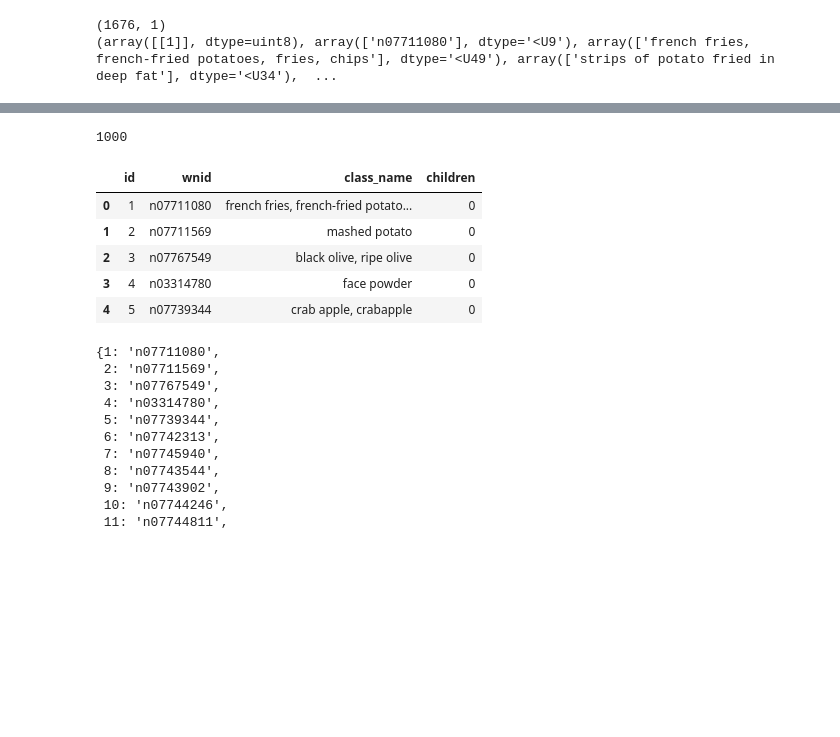
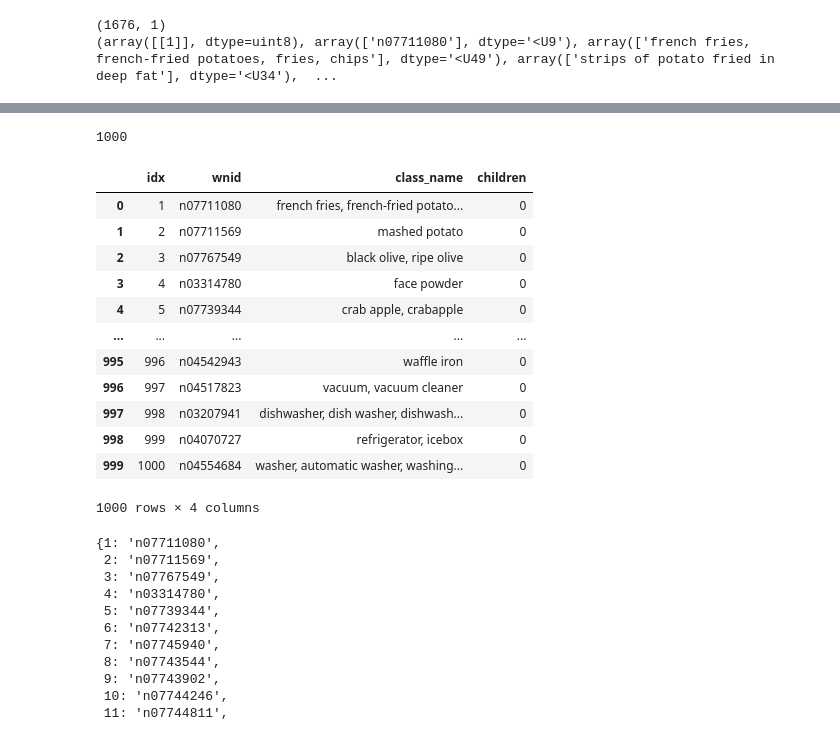
Before and after one commit to prashanthprabhu24/PaperClip, a Jupyter notebook: Imagenet/AlexNet.ipynb, the cells around one changed output, grey strips where cells are left out. Saved outputs shown, nothing was run; the diff lists cells and outputs as text; code cells hidden in the pictures; blank space fills up the shorter version.

```diff
--- a/Imagenet/AlexNet.ipynb
+++ b/Imagenet/AlexNet.ipynb
@@ -52,7 +51,7 @@ Paper uses all these images
 
 > Me : Implemented this data preprocessing as utils
 # %%
-dir = "ILSVRC2010_images"
+dir = "../Datasets/ILSVRC2010_images"
 print(f"Validation images: {len(os.listdir(os.path.join(dir, 'val')))}")
 # %% [output]
 Validation images: 50000
@@ -88,14 +87,14 @@ print(meta["synsets"][0,0])
 rows = []
 for s in synsets:
     s = s[0]
-    ilsvrc_id = int(s[0][0][0])      # 1..1000 (or other ids)
-    wnid = s[1][0]                   # e.g. n01440764
-    words = s[2][0]                  # class name
-    num_children = int(s[4][0][0])   # leaf nodes have 0 children
+    ilsvrc_id = int(s[0][0][0])
+    wnid = s[1][0]
+    words = s[2][0]
+    num_children = int(s[4][0][0])
     rows.append([ilsvrc_id, wnid, words, num_children])
 
-df = pd.DataFrame(rows, columns=["id", "wnid", "class_name", "children"])
+df = pd.DataFrame(rows, columns=["idx", "wnid", "class_name", "children"])
 print(len(df))
-df.head()
+df
 # %% [output]
 1676
@@ -108,13 +114,20 @@ df.head()
 # %%
-imagenet1000 = (df[df["children"] == 0].sort_values("id").reset_index(drop=True))
+imagenet1000 = (df[df["children"] == 0].sort_values("idx").reset_index(drop=True))
 print(len(imagenet1000))
-imagenet1000.head()
+imagenet1000
 # %% [output]
 1000
-|  | id | wnid | class_name | children |
+|  | idx | wnid | class_name | children |
 | 0 | 1 | n07711080 | french fries, french-fried potato... | 0 |
 | 1 | 2 | n07711569 | mashed potato | 0 |
 | 2 | 3 | n07767549 | black olive, ripe olive | 0 |
 | 3 | 4 | n03314780 | face powder | 0 |
 | 4 | 5 | n07739344 | crab apple, crabapple | 0 |
+| ... | ... | ... | ... | ... |
+| 995 | 996 | n04542943 | waffle iron | 0 |
+| 996 | 997 | n04517823 | vacuum, vacuum cleaner | 0 |
+| 997 | 998 | n03207941 | dishwasher, dish washer, dishwash... | 0 |
+| 998 | 999 | n04070727 | refrigerator, icebox | 0 |
+| 999 | 1000 | n04554684 | washer, automatic washer, washing... | 0 |
+1000 rows × 4 columns
 # %%
```
Also changed, not shown: parts of 48 cells of this notebook, 12 other files.
